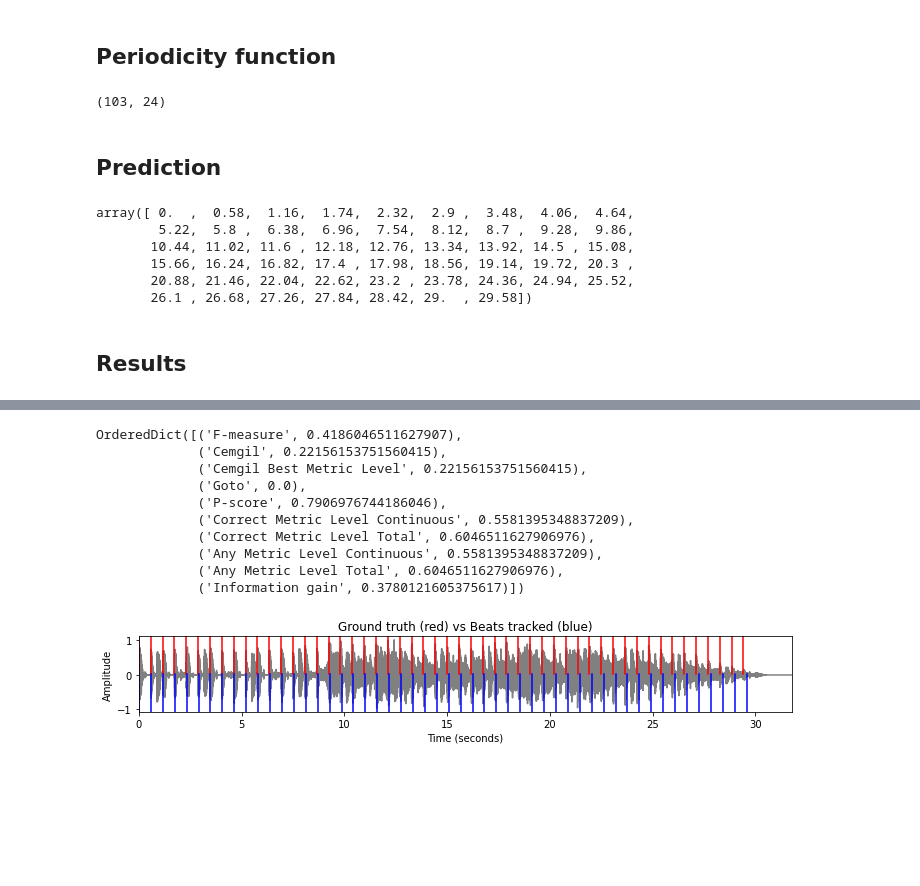
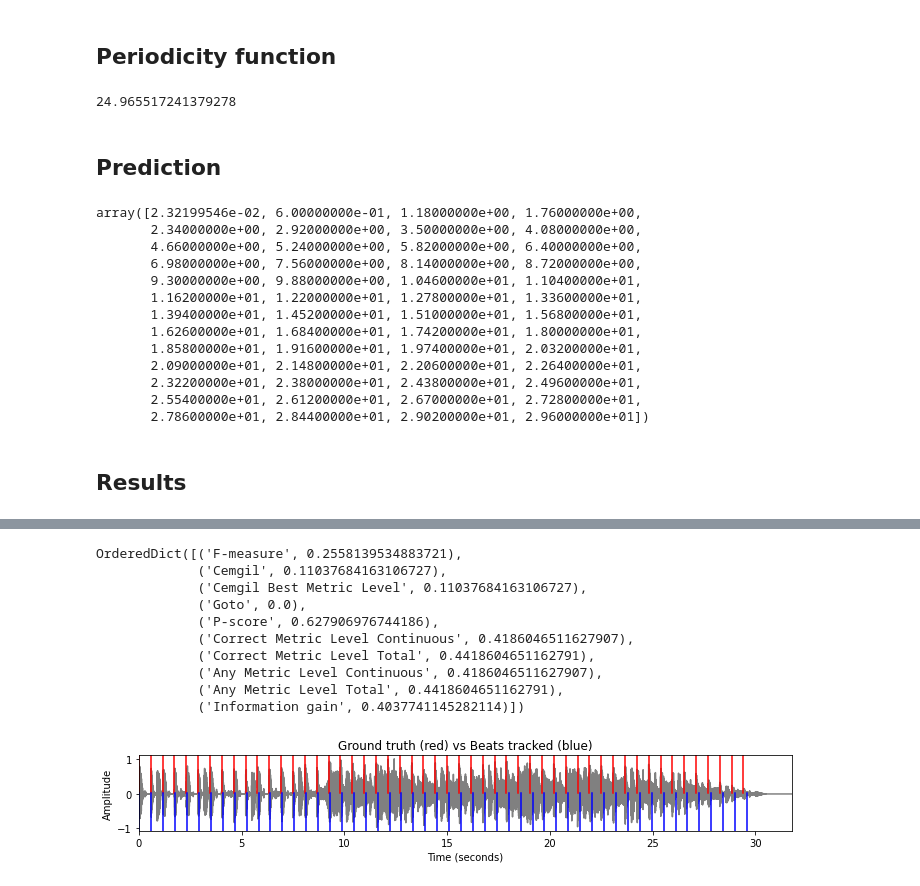
Before and after one commit to RussellSB/beat-tracking, a Jupyter notebook: main.ipynb, the cells around one changed output, grey strips where cells are left out. Drawn from its saved outputs; the diff is of its cells as text; code cells hidden in the pictures; blank space fills up the shorter version.

```diff
--- a/main.ipynb
+++ b/main.ipynb
@@ -47,11 +49,11 @@ window = 'hann'
 hop_length = 512
 
 width = 15
-threshold=0.4
+threshold=0.6
 
 def detect_onsets(x, width, threshold):
     # Short Fast Fourier Transform for spectrogram of audio
-    D = np.abs(librosa.stft(x, n_fft=n, window=window, hop_length=hop_length))  # STFT
+    D = np.abs(librosa.feature.melspectrogram(x, n_fft=n, window=window, hop_length=hop_length))  # STFT
     D_transp = D.transpose()
 
     # Initialise variables for iterating
@@ -97,4 +99,5 @@ def detect_onsets(x, width, threshold):
     return peak_times
 
 onsets = detect_onsets(x, width=width, threshold=threshold)
+onsets
 # %% [output]
@@ -104,17 +112,0 @@ onsets = detect_onsets(x, width=width, threshold=threshold)
-# %%
-def find_common_ioi(onsets):
-    ioi = []
-    for i in range(1, len(onsets)):
-        ioi.append(onsets[i] - onsets[i-1])
-
-    plt.figure(figsize=(14, 3))
-    plt.xlabel('Inter Onset Interval (s)')
-    plt.ylabel('Count')
-
-    n_bins = int(max(ioi) * 10 ** 2)  # Setting a bin per point in 2 d.p. since RT is 0.17s
-    hist = plt.hist(ioi, bins=(n_bins))
-    ioi_common =  hist[1][np.argmax(hist[0])]
-    return ioi_common
-
-ioi_common = find_common_ioi(onsets)
-ioi_common
@@ -127,12 +156,13 @@ ioi_common
 def ioi_periodicity(ioi_common):
     tempo = 60 / ioi_common
     samples_per_beat = 60 * (sr/hop_length) / tempo
-    return int(tempo), int(samples_per_beat)
+    return tempo, samples_per_beat
 
 tempo, spb = ioi_periodicity(ioi_common)
-tempo, spb
+tempo
+spb
 # %% [output]
-(103, 24)
+24.965517241379278
 # %% [markdown]
 ## Prediction
 # %%
@@ -155,12 +185,19 @@ def estimate_beats(onsets, arg_start, ioi_common):
 estimated_beats = estimate_beats(onsets, 0, ioi_common)
 estimated_beats
 # %% [output]
-array([ 0.  ,  0.58,  1.16,  1.74,  2.32,  2.9 ,  3.48,  4.06,  4.64,
-        5.22,  5.8 ,  6.38,  6.96,  7.54,  8.12,  8.7 ,  9.28,  9.86,
-       10.44, 11.02, 11.6 , 12.18, 12.76, 13.34, 13.92, 14.5 , 15.08,
-       15.66, 16.24, 16.82, 17.4 , 17.98, 18.56, 19.14, 19.72, 20.3 ,
-       20.88, 21.46, 22.04, 22.62, 23.2 , 23.78, 24.36, 24.94, 25.52,
-       26.1 , 26.68, 27.26, 27.84, 28.42, 29.  , 29.58])
+array([2.32199546e-02, 6.00000000e-01, 1.18000000e+00, 1.76000000e+00,
+       2.34000000e+00, 2.92000000e+00, 3.50000000e+00, 4.08000000e+00,
+       4.66000000e+00, 5.24000000e+00, 5.82000000e+00, 6.40000000e+00,
+       6.98000000e+00, 7.56000000e+00, 8.14000000e+00, 8.72000000e+00,
+       9.30000000e+00, 9.88000000e+00, 1.04600000e+01, 1.10400000e+01,
+       1.16200000e+01, 1.22000000e+01, 1.27800000e+01, 1.33600000e+01,
+       1.39400000e+01, 1.45200000e+01, 1.51000000e+01, 1.56800000e+01,
+       1.62600000e+01, 1.68400000e+01, 1.74200000e+01, 1.80000000e+01,
+       1.85800000e+01, 1.91600000e+01, 1.97400000e+01, 2.03200000e+01,
+       2.09000000e+01, 2.14800000e+01, 2.20600000e+01, 2.26400000e+01,
+       2.32200000e+01, 2.38000000e+01, 2.43800000e+01, 2.49600000e+01,
+       2.55400000e+01, 2.61200000e+01, 2.67000000e+01, 2.72800000e+01,
+       2.78600000e+01, 2.84400000e+01, 2.90200000e+01, 2.96000000e+01])
 # %% [markdown]
 ## Results
 # %%
@@ -172,7 +209,7 @@ annotations_file = path_data+'Media-105611.beats'
 def plot_play(true_beats, estimated_beats, x):
     # Audio player
     y = librosa.clicks(times=estimated_beats, sr=sr, length=len(x))
-    ipd.Audio(x + y, rate=sr)
+    ipd.display(ipd.Audio(x + y, rate=sr))
 
     # Plot audio
     t1 = np.arange(x.shape[0]) / sr
@@ -198,11 +236,11 @@ mir_eval.beat.evaluate(true_beats, np.array(estimated_beats))
-OrderedDict([('F-measure', 0.4186046511627907),
-             ('Cemgil', 0.22156153751560415),
-             ('Cemgil Best Metric Level', 0.22156153751560415),
+OrderedDict([('F-measure', 0.2558139534883721),
+             ('Cemgil', 0.11037684163106727),
+             ('Cemgil Best Metric Level', 0.11037684163106727),
              ('Goto', 0.0),
-             ('P-score', 0.7906976744186046),
-             ('Correct Metric Level Continuous', 0.5581395348837209),
-             ('Correct Metric Level Total', 0.6046511627906976),
-             ('Any Metric Level Continuous', 0.5581395348837209),
-             ('Any Metric Level Total', 0.6046511627906976),
-             ('Information gain', 0.3780121605375617)])
+             ('P-score', 0.627906976744186),
+             ('Correct Metric Level Continuous', 0.4186046511627907),
+             ('Correct Metric Level Total', 0.4418604651162791),
+             ('Any Metric Level Continuous', 0.4186046511627907),
+             ('Any Metric Level Total', 0.4418604651162791),
+             ('Information gain', 0.4037741145282114)])
-[figure, old version]
+[figure, new version]
```
Also changed, not shown: parts of 7 cells of this notebook.
